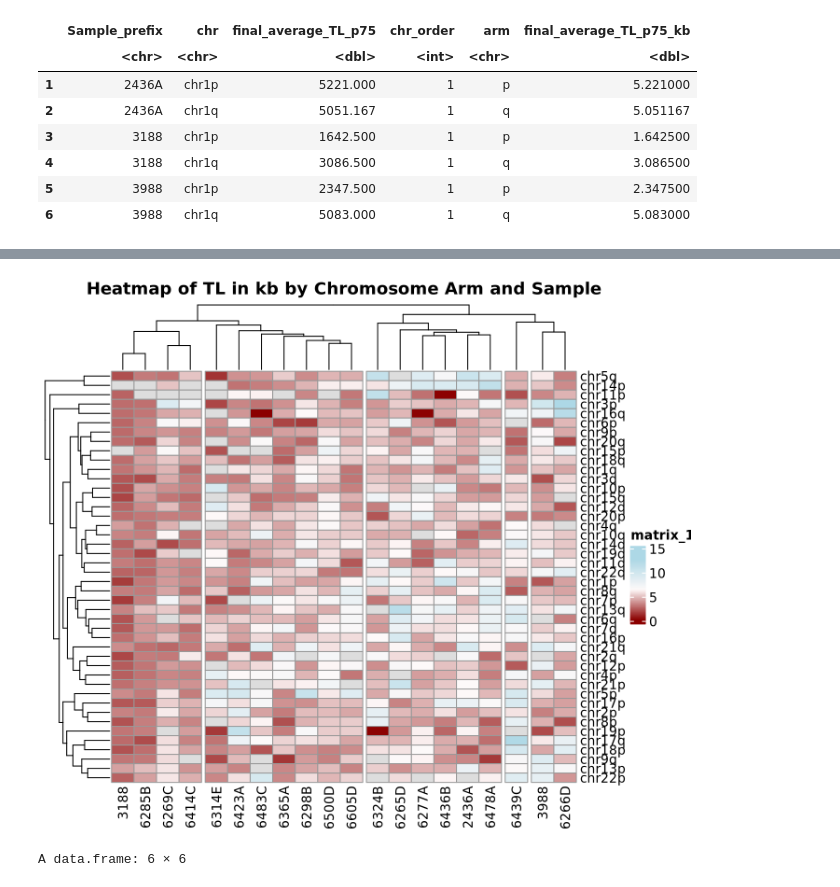
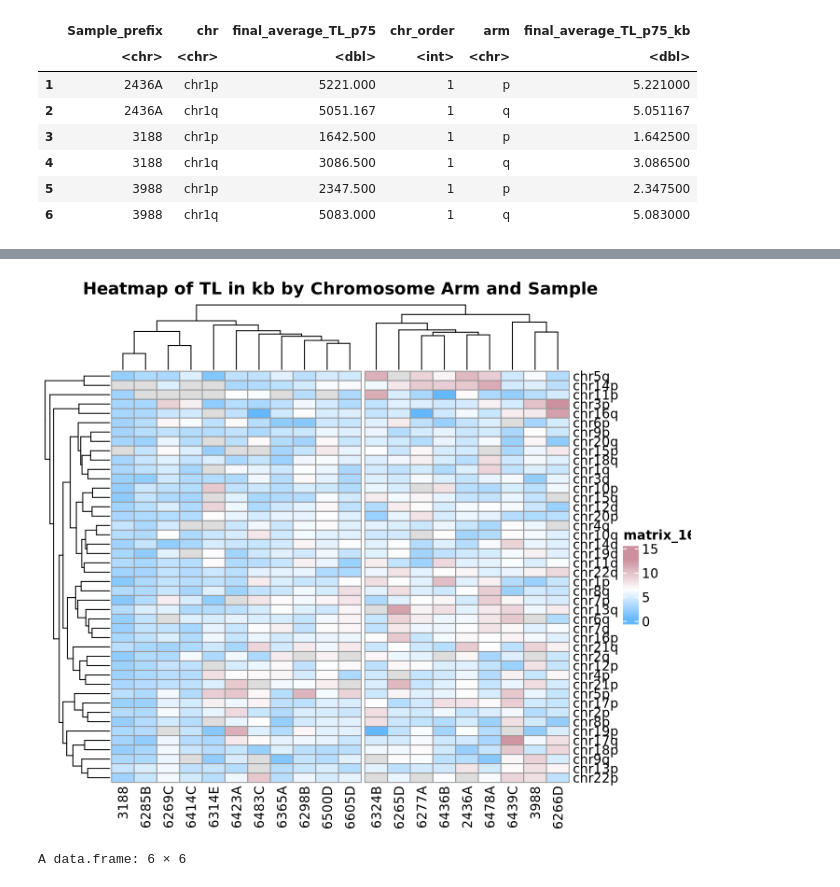
Before and after one commit to barthel-lab/telomere-SV-analysis, a Jupyter notebook: notebooks/fig2/heatmap_telomers_length_v1.ipynb, the cells around one changed output, grey strips where cells are left out. Saved outputs shown, nothing was run; the diff lists cells and outputs as text; code cells hidden in the pictures.

Commit message:
added diffrent telomere normalization

```diff
--- a/notebooks/fig2/heatmap_telomers_length_v1.ipynb
+++ b/notebooks/fig2/heatmap_telomers_length_v1.ipynb
@@ -62,0 +76,32 @@ A data.frame: 6 × 6
+# %%
+# Step 1: Order chr by median TL
+arm_order <- df %>%
+  group_by(chr) %>%
+  summarise(median_TL = median(final_average_TL_p75, na.rm = TRUE)) %>%
+  arrange(median_TL) %>%
+  pull(chr)
+
+df$chr <- factor(df$chr, levels = arm_order)
+
+# Step 2: Calculate grand mean
+grand_mean <- mean(df$final_average_TL_p75, na.rm = TRUE)
+
+options(repr.plot.width = 20, repr.plot.height = 7, repr.plot.res = 200)
+
+ggplot(df, aes(x = final_average_TL_p75, y = chr)) +
+  geom_density_ridges(
+    scale = 1.2,
+    alpha = 0.8,
+    fill = "#377eb8",
+    color = "white"
+  ) +
+  geom_vline(xintercept = grand_mean, linetype = "dotted", color = "red", size = 1) +
+  labs(
+    title = "Telomere Length Distribution by Chromosome Arm",
+    subtitle = paste("Grand Mean TL =", round(grand_mean, 1)),
+    x = "Telomere Length (final_average_TL_p75)",
+    y = "Chromosome Arm (shortest TL at top)"
+  ) +
+  coord_flip() +
+  theme_minimal(base_size = 14)+
+theme(axis.text.x = element_text(angle = 45, hjust = 1))
@@ -127,17 +175,17 @@ A matrix: 6 × 20 of type dbl
 # %%
 # Create heatmap with chromosome clustering
 options(repr.plot.width = 7, repr.plot.height = 6, repr.plot.res = 200)
 
 pheatmap(
   mat,                                # Matrix with chromosomes as rows, samples as columns
   cluster_rows = TRUE,                # Cluster chromosomes
   cluster_cols = TRUE,
-    column_split = 5,
-      color = colorRampPalette(c("darkred", "snow", "lightblue"))(50),
+    column_split = 2,
+      color = colorRampPalette(c("steelblue1", "white", "pink3"))(50),
   main = "Heatmap of TL in kb by Chromosome Arm and Sample"
 )
 # %% [output]
-[figure, old version]
+[figure, new version]
 # %%
 head(df)
 # %% [output]
```
Also changed, not shown: parts of 25 cells of this notebook, 38 other files.
